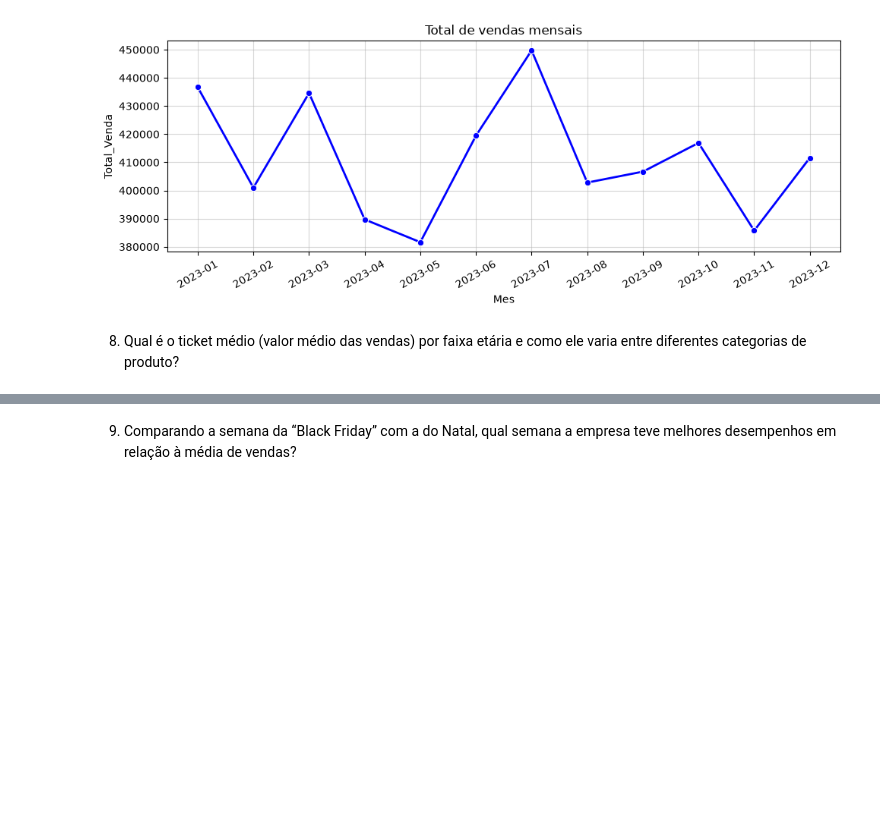
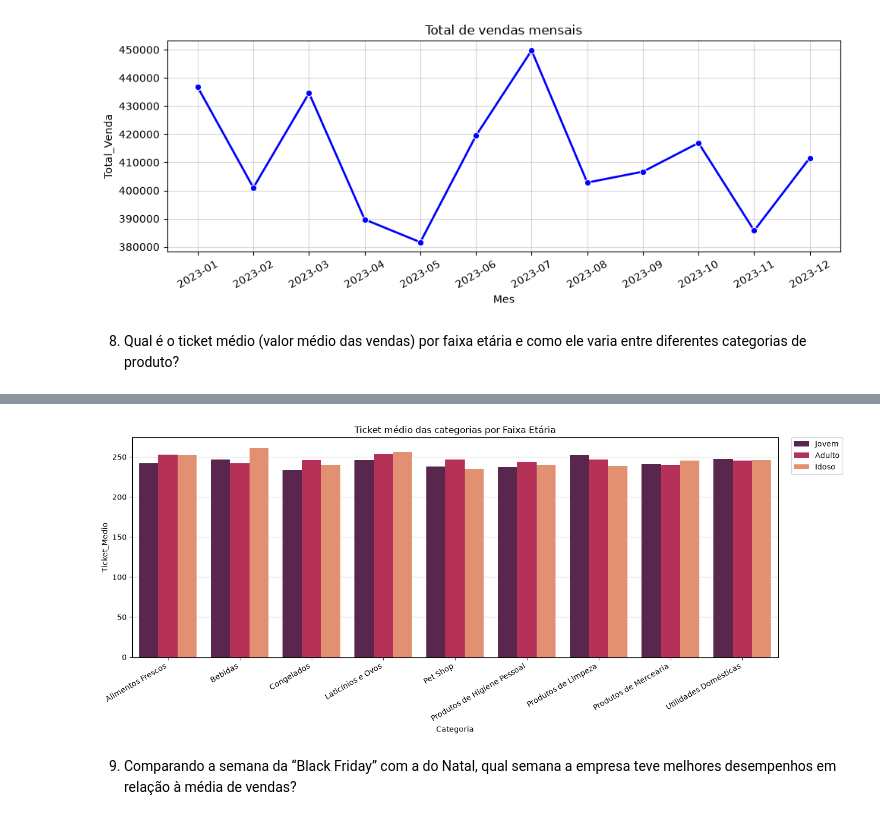
Before and after one commit to Danibisinoto/Repositorio_PROJETO_FINAL_Analise_Exploratoria_de_Dados, a Jupyter notebook: PROJETO.IPYNB, the cells around one changed output, grey strips where cells are left out. Saved outputs shown, nothing was run; the diff lists cells and outputs as text; code cells hidden in the pictures; blank space fills up the shorter version.

```diff
--- a/PROJETO.IPYNB
+++ b/PROJETO.IPYNB
@@ -658,3 +658,11 @@ plt.show()
 # %% [markdown]
 8. Qual é o ticket médio (valor médio das vendas) por faixa etária e como ele varia entre
 diferentes categorias de produto?
+# %%
+#criando faixas etárias:
+bins=[18, 34, 59, 100] # de 18 a 34(Jovem), de 35 a 59(Adulto), 60 a 100(Idoso)
+labels=['Jovem', 'Adulto', 'Idoso']
+df['Faixa_etaria']=pd.cut(df['Idade'], bins=bins, labels=labels)
+
+ticket_medio=df.groupby(['Faixa_etaria', 'Categoria'])['Total_Venda'].mean().reset_index().rename(columns={'Total_Venda': 'Ticket_Medio'}).round(2)
+print(ticket_medio)
@@ -661,3 +687,39 @@ diferentes categorias de produto?
+# %%
+# analisando em gráfico, para facilitar a visualização
+plt.figure(figsize=(14, 6))
+sns.barplot(data=ticket_medio, x='Categoria', y='Ticket_Medio', hue='Faixa_etaria', palette='rocket')
+plt.legend(bbox_to_anchor=(1.02, 1), loc='upper left', borderaxespad=0) #deslocando a legenda para fora do gráfico
+plt.grid(axis='y', linestyle='-', alpha=0.7)
+plt.gca().set_axisbelow(True)
+plt.xticks(rotation=30, ha="right")
+plt.title('Ticket médio das categorias por Faixa Etária')
+plt.tight_layout()
+plt.show()
+
+#####ANALISE
+# Há certa proporção no valor médio do ticket das faixas etárias por categoria, ou seja, não há grandes
+# diferenças nas valores médios das vendas, independente da faixa etária e do produto/categoria...
+# 'Alimentos Frescos'> os jovens são os que consomem menos produtos dessa categoria, onde adultos e idosos tem
+# consumo praticamente igual.
+# 'Bebidas' > os adultos são os que tem menor consumo nessa categoria, ficando evidente um consumo consideravelmente
+# maior pelo idosos;
+# 'Congelados' > os adultos são os maiores consumidores, seguido pelos idosos;
+# 'Laticínios e Ovos' > os jovens são os menores consumidores dessa categoria. Idosos e adultos, respectivamente,
+# possuem consumo maior, porém equiparado.
+# 'Pet Shop' > fica a cargo dos adultos o maior consumo dessa categoria.
+# 'Higiene Pessoal' > os adultos tem consumo ligeiramente maior, seguido pelos idosos e jovens.
+# 'Produtos de Limpeza' > os jovens consomem mais produtos dessa categoria, seguido pelos adultos e idosos.
+# 'Produtos de Mercearia' > os idosos possuem consumo maior, seguido por jovens e adultos, respectivamente.
+# 'Utilidades Domésticas' > os jovens tem um consumo ligeiramente maior, seguido de idosos e adultos, que tem
+# praticamente o mesmo consumo.
+# Resumindo:
+# Jovens > Produtos de Limpeza e Utilidades Domésticas >> preocupação maior com cuidados com a casa no geral
+# Adultos > Alimentos Frescos, Congelados, Pet Shop, Produtos de Higiene Pessoal >> maior responsabilidade no geral,
+# cuidado pessoal, busca de praticidade no dia a dia, cuidado com os pets.
+# Idosos > Bebidas, Laticínios e Ovos, Produtos de Mercearia >> vida mais tranquila, menor preocupação...vejos os avós
+# no café da manhã ou café da tarde tomando seu café com leite e bolo de fubá rs
+# %% [output]
+[figure, added]
 # %% [markdown]
 9. Comparando a semana da “Black Friday” com a do Natal, qual semana a empresa teve
 melhores desempenhos em relação à média de vendas?
```
Also changed, not shown: parts of 5 cells of this notebook.
